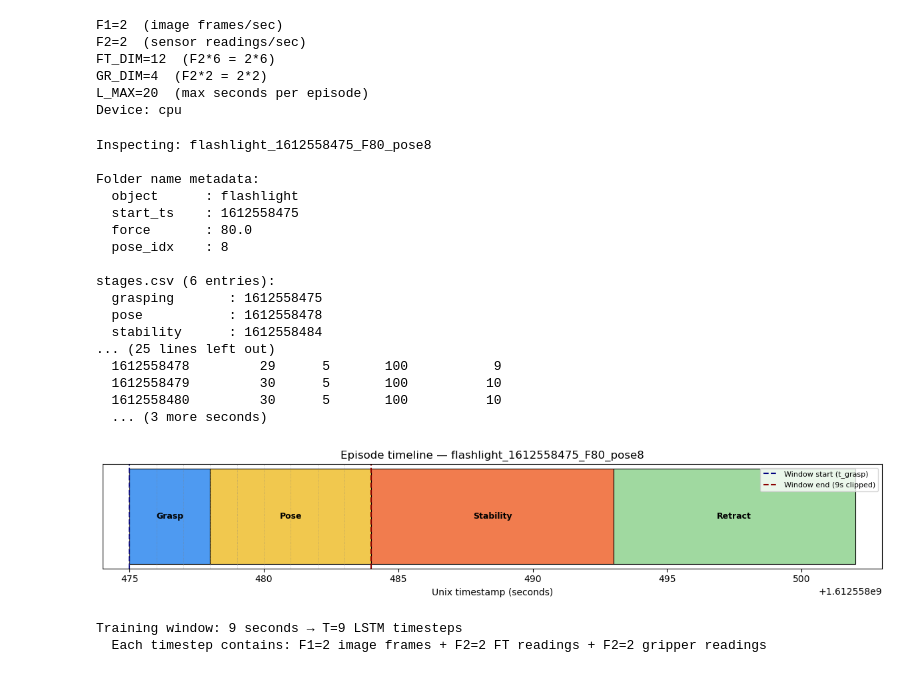
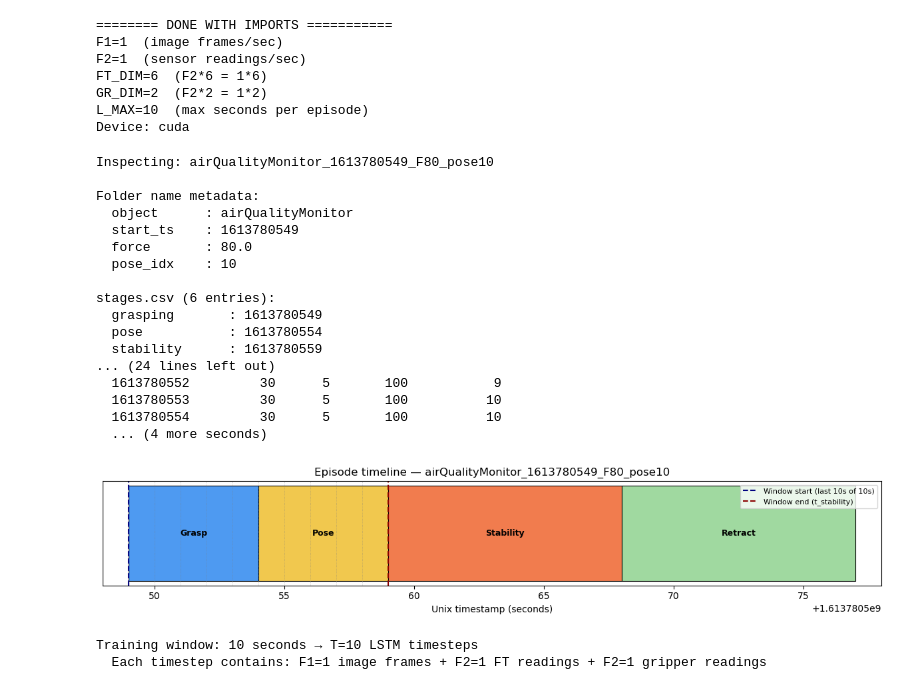
Before and after one commit to ranai-srivastav/TactileEncoderForManipulation, a Jupyter notebook: test.ipynb, the cells around one changed output. Drawn from its saved outputs; the diff is of its cells as text; code cells hidden in the pictures.

Commit message:
Going to try a train now!

```diff
--- a/test.ipynb
+++ b/test.ipynb
@@ -16,10 +15,10 @@ These two above should match
 # SECTION 0 — CONFIG  (change these to switch experiments)
 # =============================================================================
 
-ROOT_DIR     = "/home/ranai/MRSD/mmml/TactileEncoderForManipulation/dataset"
-SUBSAMPLE    = 0.05        # fraction of dataset to load  (0.05 ≈ 25 samples — fast)
-BATCH_SIZE   = 4
-L_MAX        = 20          # max seconds per episode
+ROOT_DIR     = "/ocean/projects/cis260031p/shared/dataset/Gelsight"
+SUBSAMPLE    = 0.5        # fraction of dataset to load  (0.05 ≈ 25 samples — fast)
+BATCH_SIZE   = 64
+L_MAX        = 10          # max seconds per episode
 SPLIT        = 'object'    # 'object' | 'pose' | 'random'
 TEST_OBJECTS = ['mug', 'bowl']
 TEST_POSES   = [1, 2, 3, 4, 5]
@@ -38,6 +37,8 @@ import matplotlib.pyplot as plt
 import matplotlib.patches as mpatches
 from PIL import Image
 from torch.utils.data import DataLoader, Subset
+
+print("======== DONE WITH IMPORTS ===========")
 
 # Add project dir to path so imports work regardless of cwd
 sys.path.insert(0, str(Path("__file__").resolve().parent)
@@ -66,12 +67,13 @@ print(f"GR_DIM={GR_DIM}  (F2*2 = {F2}*2)")
 print(f"L_MAX={_dl.L}  (max seconds per episode)")
 print(f"Device: {'cuda' if torch.cuda.is_available() else 'cpu'}")
 # %% [output]
-F1=2  (image frames/sec)
-F2=2  (sensor readings/sec)
-FT_DIM=12  (F2*6 = 2*6)
-GR_DIM=4  (F2*2 = 2*2)
-L_MAX=20  (max seconds per episode)
-Device: cpu
+======== DONE WITH IMPORTS ===========
+F1=1  (image frames/sec)
+F2=1  (sensor readings/sec)
+FT_DIM=6  (F2*6 = 1*6)
+GR_DIM=2  (F2*2 = 1*2)
+L_MAX=10  (max seconds per episode)
+Device: cuda
 # %%
 # =============================================================================
 # SECTION 2 — SINGLE SAMPLE: RAW FILE INSPECTION
@@ -106,12 +108,16 @@ t_pose      = stages.get('pose')
 t_stability = stages.get('stability')
 t_retract   = stages.get('retract')
 seconds     = list(range(t_grasp, t_stability))
+raw_len     = len(seconds)
 if _dl.L is not None:
-    seconds = seconds[:_dl.L]
+    if raw_len < _dl.L:
+        print(f"\n[WARN] Episode too short ({raw_len}s < L={_dl.L}) — would be DROPPED by dataset loader.")
+    else:
+        seconds = seconds[-_dl.L:]   # last L seconds (closest to stability)
 print(f"\nTemporal window  (phase='grasp+pose'):")
 print(f"  t_grasp={t_grasp}, t_pose={t_pose}, t_stability={t_stability}, t_retract={t_retract}")
-print(f"  seconds = range({t_grasp}, {t_stability}) = {len(seconds)} steps")
-print(f"  clipped to L={_dl.L}: {len(seconds)} steps remain")
+print(f"  full range: {raw_len}s  →  training window: {len(seconds)}s  "
+      f"(L={_dl.L}, {'last L secs used' if raw_len >= (_dl.L or 0) else 'TOO SHORT — dropped'})")
 
 # --- File counts ---
 ft_ts, ft_val     = _read_csv_timeseries(sample_dir / 'f_t.csv',     time_col=0)
@@ -142,23 +148,23 @@ for sec in seconds[:6]:
 if len(seconds) > 6:
     print(f"  ... ({len(seconds)-6} more seconds)")
 # %% [output]
-Inspecting: flashlight_1612558475_F80_pose8
+Inspecting: airQualityMonitor_1613780549_F80_pose10
 
 Folder name metadata:
-  object      : flashlight
-  start_ts    : 1612558475
+  object      : airQualityMonitor
+  start_ts    : 1613780549
   force       : 80.0
-  pose_idx    : 8
+  pose_idx    : 10
 
 stages.csv (6 entries):
-  grasping       : 1612558475
-  pose           : 1612558478
-  stability      : 1612558484
-... (25 lines left out)
-  1612558478         29      5       100           9
-  1612558479         30      5       100          10
-  1612558480         30      5       100          10
-  ... (3 more seconds)
+  grasping       : 1613780549
+  pose           : 1613780554
+  stability      : 1613780559
+... (24 lines left out)
+  1613780552         30      5       100           9
+  1613780553         30      5       100          10
+  1613780554         30      5       100          10
+  ... (4 more seconds)
 # %%
 # =============================================================================
 # SECTION 3 — TEMPORAL STRUCTURE PLOT
@@ -182,40 +188,46 @@ if last_ph in stages:
     phase_bounds[last_ph] = (stages[last_ph], last_end)
 
 t_min = min(v[0] for v in phase_bounds.values())
 t_max = max(v[1] for v in phase_bounds.values())
 
 fig, ax = plt.subplots(figsize=(12, 2.5))
 for i, (ph, col, lbl) in enumerate(zip(phase_order, phase_colors, phase_labels)):
     if ph not in phase_bounds:
         continue
     t0, t1 = phase_bounds[ph]
     ax.barh(0, t1 - t0, left=t0, height=0.5, color=col, edgecolor='k', linewidth=0.8)
     ax.text((t0 + t1) / 2, 0, lbl, ha='center', va='center', fontsize=9, fontweight='bold')
 
-# Mark the training window
-t_win_start = t_grasp
+# Mark the training window — last L seconds of grasp+pose, ending at t_stability
+t_win_start = seconds[0] if seconds else t_grasp   # start of last-L window
 t_win_end   = (seconds[-1] + 1) if seconds else t_stability
-ax.axvline(t_win_start, color='navy', linestyle='--', linewidth=1.5, label='Window start (t_grasp)')
-ax.axvline(t_win_end,   color='darkred', linestyle='--', linewidth=1.5, label=f'Window end ({len(seconds)}s clipped)')
+ax.axvline(t_win_start, color='navy', linestyle='--', linewidth=1.5,
+           label=f'Window start (last {len(seconds)}s of {raw_len}s)')
+ax.axvline(t_win_end,   color='darkred', linestyle='--', linewidth=1.5,
+           label='Window end (t_stability)')
+
+# Shade the dropped prefix (t_grasp to t_win_start) if any was trimmed
+if t_win_start > t_grasp:
+    ax.axvspan(t_grasp, t_win_start, alpha=0.15, color='gray', label='Dropped prefix')
 
 # Mark each sampled second as a tick
 for s in seconds:
     ax.axvline(s, color='gray', linestyle=':', linewidth=0.6, alpha=0.6)
 
 ax.set_xlim(t_min - 1, t_max + 1)
 ax.set_yticks([])
 ax.set_xlabel("Unix timestamp (seconds)")
 ax.set_title(f"Episode timeline — {sample_dir.name}")
 ax.legend(fontsize=8, loc='upper right')
 plt.tight_layout()
 plt.show()
 
 print(f"\nTraining window: {len(seconds)} seconds → T={len(seconds)} LSTM timesteps")
 print(f"  Each timestep contains: F1={F1} image frames + F2={F2} FT readings + F2={F2} gripper readings")
 # %% [output]
-[figure, old version]
+[figure, new version]
-Training window: 9 seconds → T=9 LSTM timesteps
-  Each timestep contains: F1=2 image frames + F2=2 FT readings + F2=2 gripper readings
+Training window: 10 seconds → T=10 LSTM timesteps
+  Each timestep contains: F1=1 image frames + F2=1 FT readings + F2=1 gripper readings
 # %%
 # =============================================================================
 # SECTION 4 — GELSIGHT PREPROCESSING (Baseline Subtraction)
```
Also changed, not shown: parts of 13 cells of this notebook, 5 other files.
